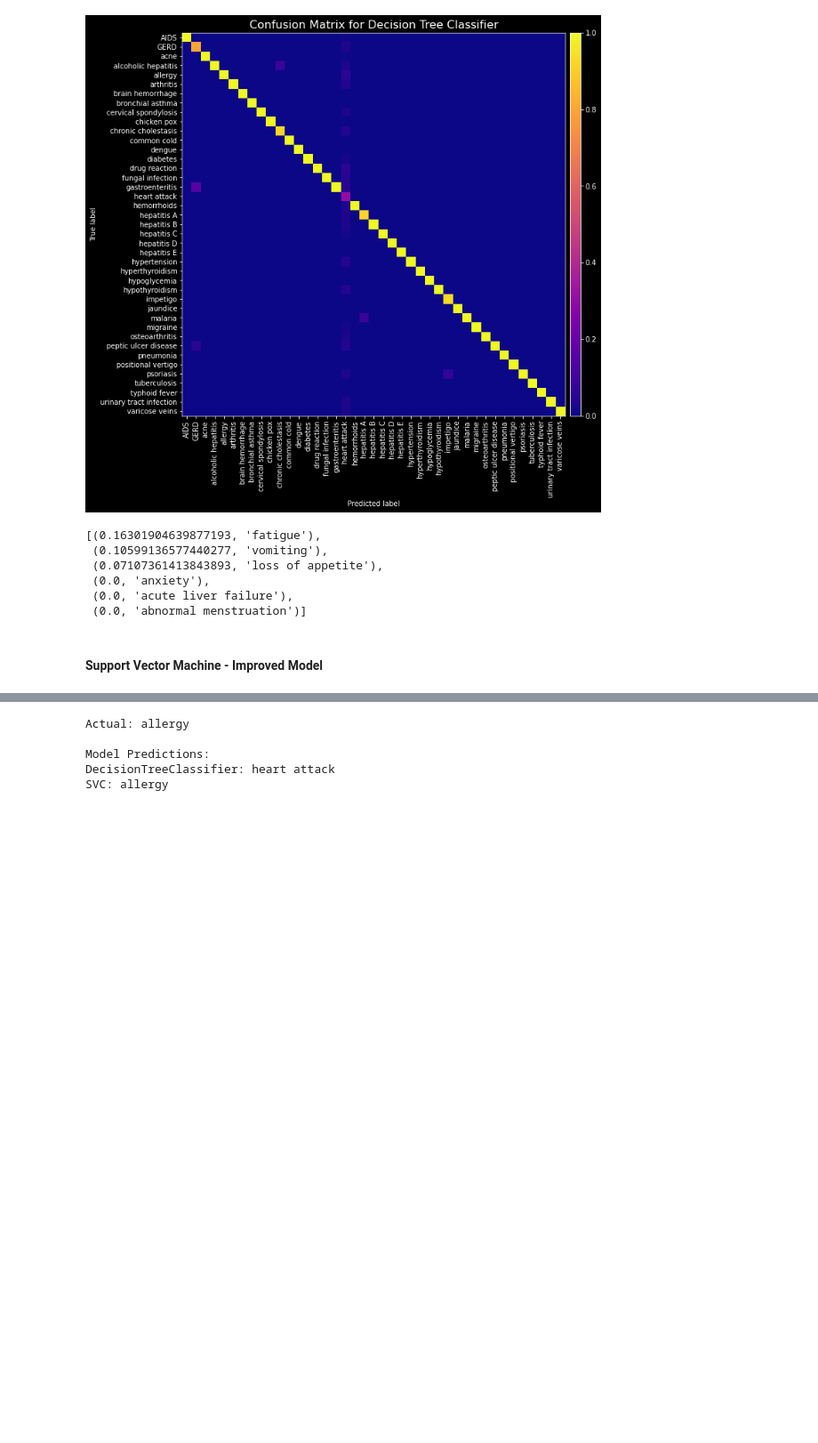
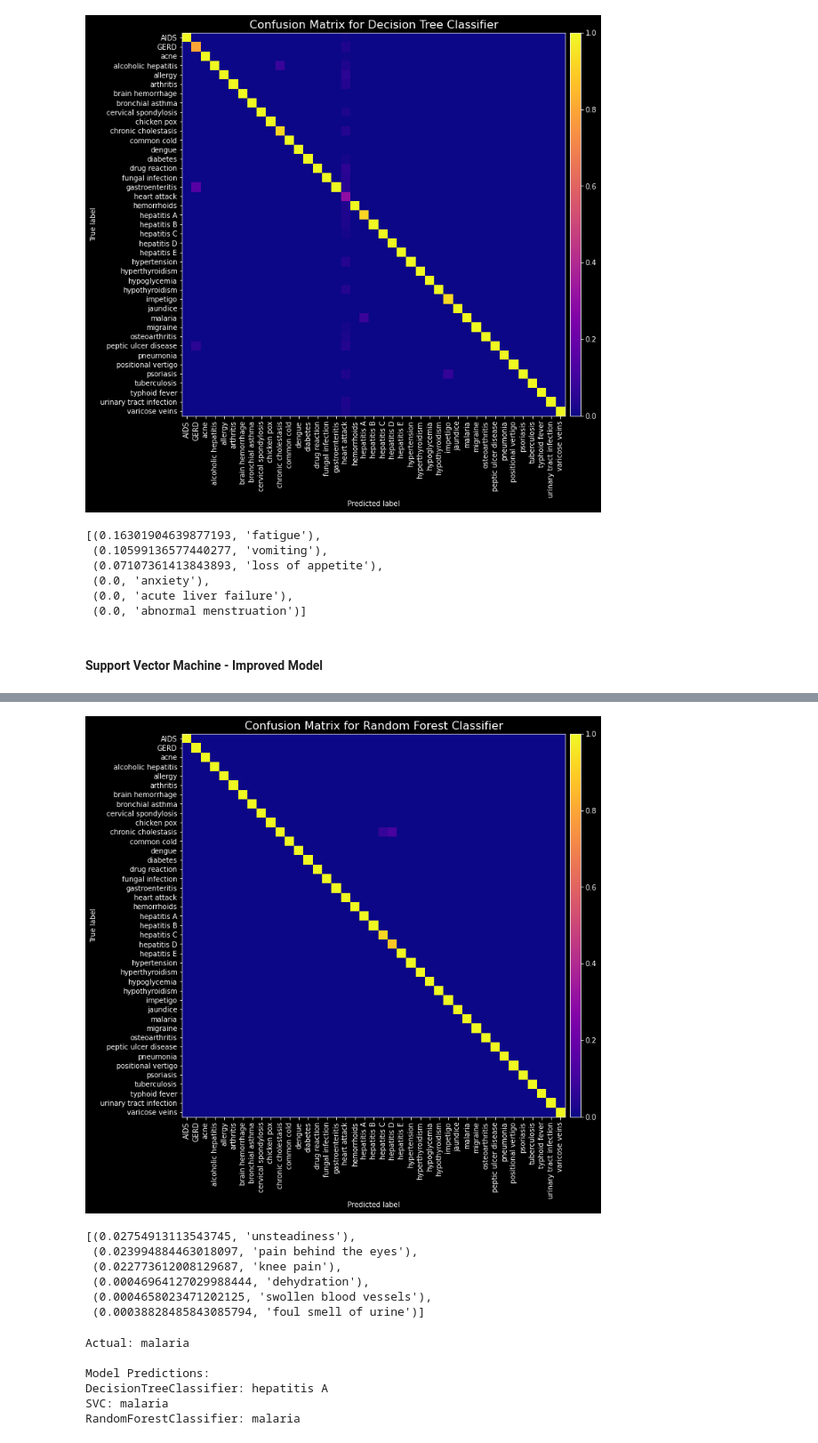
Before and after one commit to Ian-T-Dixon/Disease_Prediction, a Jupyter notebook: machine_learning.ipynb, the cells around one changed output, grey strips where cells are left out. Shown at 89% size. Saved outputs shown, nothing was run; the diff lists cells and outputs as text; code cells hidden in the pictures; blank space fills up the shorter version.

```diff
--- a/machine_learning.ipynb
+++ b/machine_learning.ipynb
@@ -251,0 +269,33 @@ pickle.dump(svm, open('./Models/svm_model.pkl', 'wb'))
+# %%
+# Generate confusion matrix RFC
+rfc_cm = confusion_matrix(y_test, rfc_predict)
+
+rfc_fig, rfc_ax = plt.subplots(figsize=(10,10))
+rfc_ax.set_title('Confusion Matrix for Random Forest Classifier',
+    fontdict={'fontsize': 16}
+)
+
+
+rfc_display = ConfusionMatrixDisplay.from_predictions(
+    y_true=y_test,
+    y_pred=rfc_predict,
+    normalize='pred',
+    include_values=False,
+    xticks_rotation='vertical',
+    cmap='plasma',
+    ax=rfc_ax,
+    colorbar=False
+)
+
+# Add custom colorbar
+rfc_cax = rfc_fig.add_axes(
+    [rfc_ax.get_position().x1+0.01,
+    rfc_ax.get_position().y0,
+    0.02,
+    rfc_ax.get_position().height]
+)
+plt.colorbar(rfc_display.im_, cax=rfc_cax)
+
+plt.savefig('./Images/rfc_confusion_matrix.png', bbox_inches='tight')
+# %% [output]
+[figure, added]
@@ -252,3 +305,15 @@ pickle.dump(svm, open('./Models/svm_model.pkl', 'wb'))
+# %%
+# Show sorted feature importances for RFC
+rfc_imp = sorted(zip(rfc.feature_importances_,
+    bool_df[symptom_list].columns), reverse=True)
+rfc_imp[:3] + rfc_imp[-3:]
+# %% [output]
+[(0.02754913113543745, 'unsteadiness'),
+ (0.023994884463018097, 'pain behind the eyes'),
+ (0.022773612008129687, 'knee pain'),
+ (0.00046964127029988444, 'dehydration'),
+ (0.0004658023471202125, 'swollen blood vessels'),
+ (0.00038828485843085794, 'foul smell of urine')]
 # %%
 # Check model predictions for a random test case
 test_seed = randrange(0, len(X_test))
@@ -257,13 +322,14 @@ test_case = X_test[test_seed]
 print("Actual: " + y_test[test_seed] + "\n")
 print("Model Predictions:")
 
-for x in [dtc, svm]:
+for x in [dtc, svm, rfc]:
     print(f"{x.__class__.__name__}: " +
         x.predict(test_case.reshape(1, -1))[0]
     )
 # %% [output]
-Actual: allergy
+Actual: malaria
 
 Model Predictions:
-DecisionTreeClassifier: heart attack
-SVC: allergy
+DecisionTreeClassifier: hepatitis A
+SVC: malaria
+RandomForestClassifier: malaria
```
Also changed, not shown: parts of 9 cells of this notebook, 12 other files.
